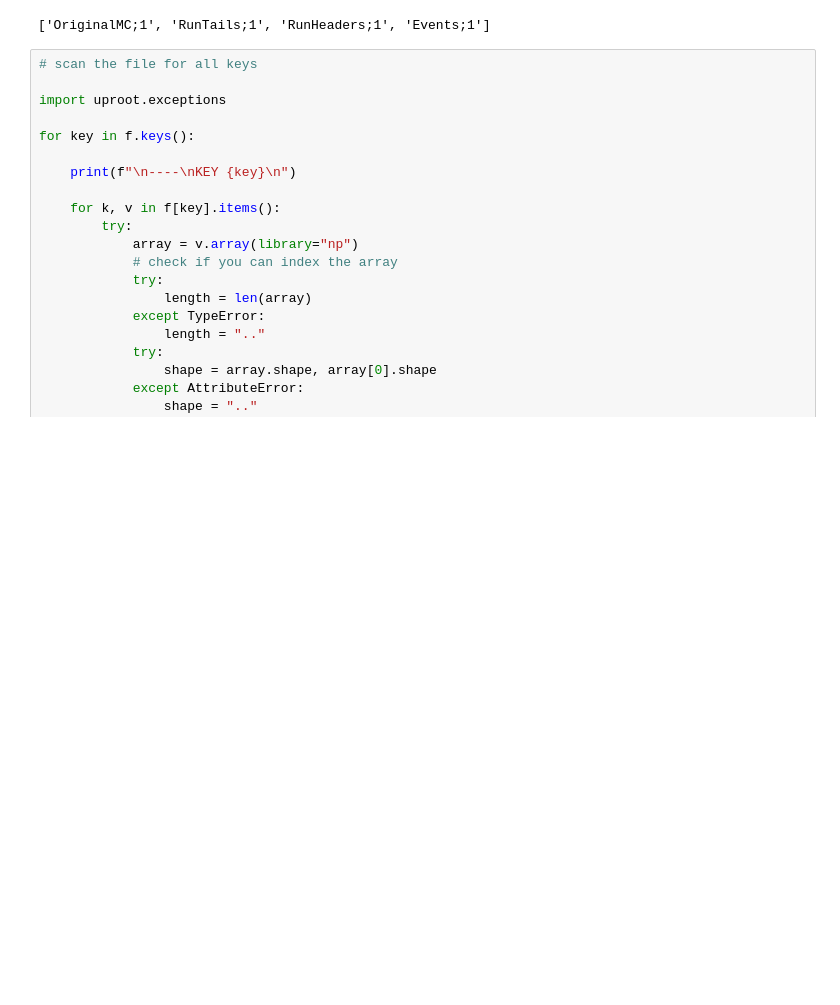
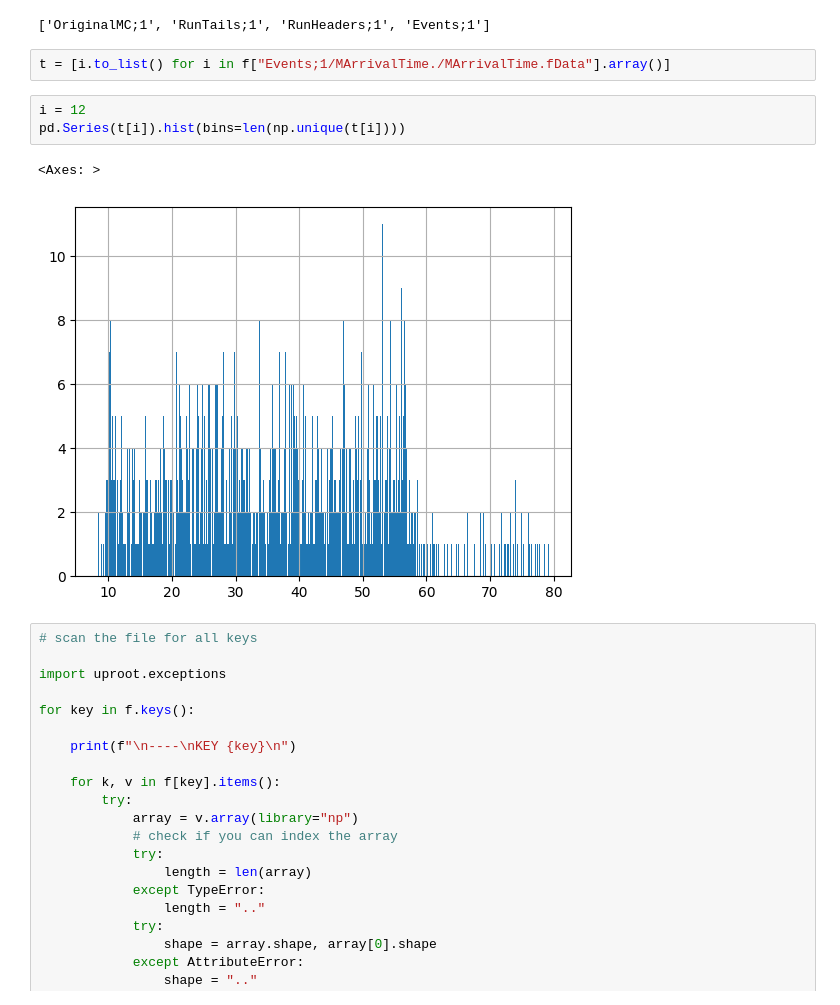
Before and after one commit to astrojarred/magic-ml-images, a Jupyter notebook: convert/calibrated-explore.ipynb, the cells around one changed output. Saved outputs shown, nothing was run; the diff lists cells and outputs as text; blank space fills up the shorter version.

```diff
--- a/convert/calibrated-explore.ipynb
+++ b/convert/calibrated-explore.ipynb
@@ -106,6 +106,14 @@ arrival_time = [
 ]
 # %% [output]
 ['OriginalMC;1', 'RunTails;1', 'RunHeaders;1', 'Events;1']
+# %%
+t = [i.to_list() for i in f["Events;1/MArrivalTime./MArrivalTime.fData"].array()]
+# %%
+i = 12
+pd.Series(t[i]).hist(bins=len(np.unique(t[i])))
+# %% [output]
+<Axes: >
+[figure, added]
 # %%
 # scan the file for all keys
 
```
Also changed, not shown: 7 other files.
